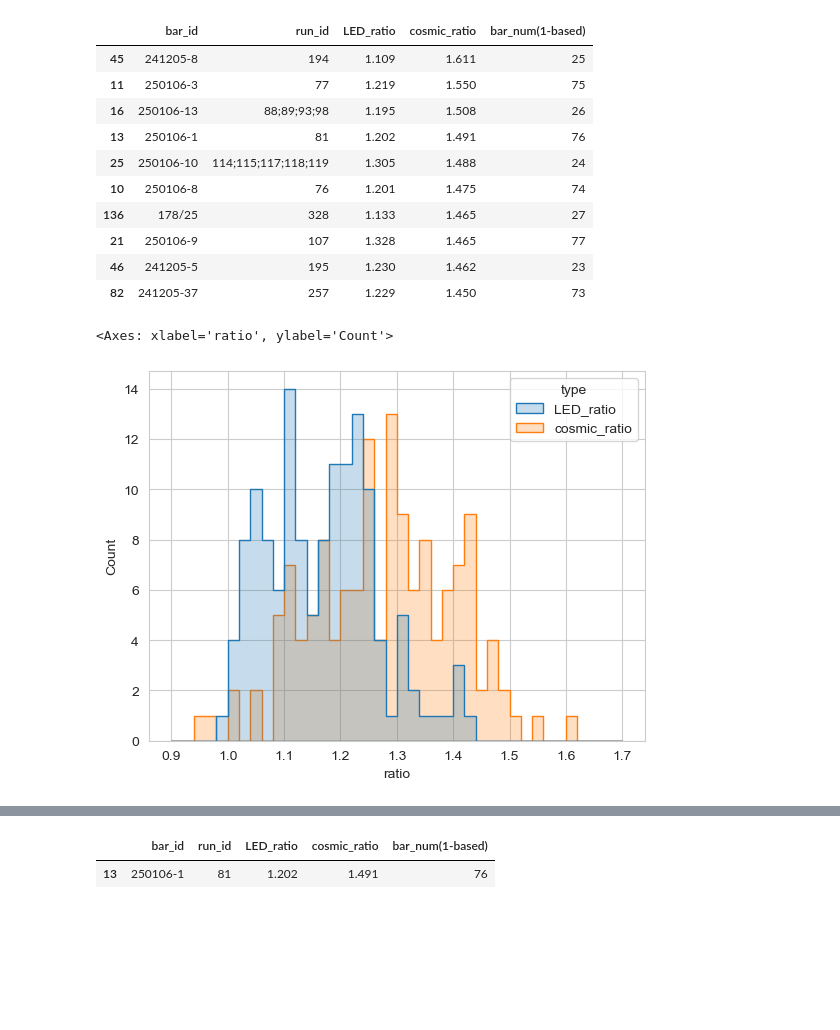
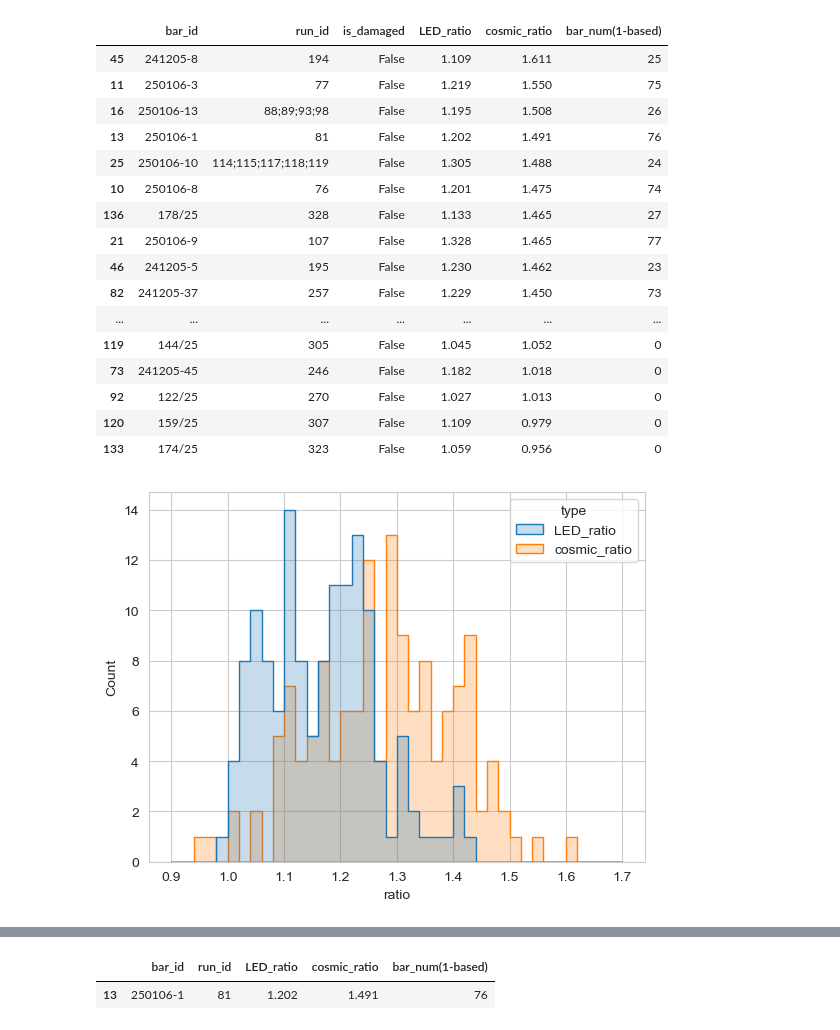
Before and after one commit to YanzhaoW/r3b_jupyter, a Jupyter notebook: neuland/BarTesting25/bar_testing.ipynb, the cells around one changed output, grey strips where cells are left out. Drawn from its saved outputs; the diff is of its cells as text; code cells hidden in the pictures; blank space fills up the shorter version.

Commit message:
add damaged bars

```diff
--- a/neuland/BarTesting25/bar_testing.ipynb
+++ b/neuland/BarTesting25/bar_testing.ipynb
@@ -15,6 +15,7 @@ csv_url_1 = f"https://docs.google.com/spreadsheets/d/{spreadsheet_id}/export?for
 new_LED_amp_indicator = "new LED amp"
 comment_indicator = "comment"
 ref_bar_indicator = "ref"
+damaged_indicator = "scratched"
 
 double_plane_num = 1
 
@@ -47,6 +48,7 @@ class Bar:
         self.cosmic_sigma: float = 0
         self.LED_ratio: float = 0
         self.cosmic_ratio: float = 0
+        self.is_damaged: bool = False
 
     def set_from_row(self, idx, row):
         self.id = idx
@@ -56,6 +58,7 @@ class Bar:
         self.LED_sigma = row["LED_sigma"]
         self.cosmic = row["cosmic_mean"]
         self.cosmic_sigma = row["cosmic_sigma"]
+        self.is_damaged = damaged_indicator in row[comment_indicator]
         return self
 
     def __str__(self):
@@ -149,9 +152,10 @@ def concat_run_ids(bars: list[Bar]):
 
 
 bar_dict: dict[str, list[Bar]] = {}
-bar_qualities: dict[str, list[str | float]] = {
+bar_qualities: dict[str, list[str | float | bool]] = {
     "bar_id": [],
     "run_id": [],
+    "is_damaged": [],
     "LED_ratio": [],
     "cosmic_ratio": [],
 }
@@ -179,39 +183,46 @@ for bar_id, bars in bar_dict.items():
     bar_qualities["run_id"].append(mean_bar.run_id)
     bar_qualities["LED_ratio"].append(mean_bar.LED_ratio)
     bar_qualities["cosmic_ratio"].append(mean_bar.cosmic_ratio)
+    bar_qualities["is_damaged"].append(mean_bar.is_damaged)
 # %%
 def transform_bar_num(val):
     plane_id = val % num_of_planes
     bar_offset = int(val / num_of_planes)
     if bar_offset % 2 == 0:
         bar_num = 25 - int(bar_offset / 2)
     else:
         bar_num = 25 + int(bar_offset / 2) + 1
 
     return bar_num + plane_id * 50
 
 
 num_of_planes = double_plane_num * 2
 bar_table = pd.DataFrame(bar_qualities)
-bar_table = bar_table.sort_values(by=["cosmic_ratio"], ascending=False)
+bar_table = bar_table.sort_values(by=["is_damaged", "cosmic_ratio"], ascending=[True, False])
 bar_table = bar_table.round({"LED_ratio": 3, "cosmic_ratio": 3})
 bar_nums = np.vectorize(transform_bar_num)(np.arange(0, 100 * double_plane_num))
 bar_nums.resize(len(bar_table.index))
 bar_table["bar_num(1-based)"] = bar_nums
 bar_table.to_csv("BarQualities.csv", index=False)
-bar_table.head(10)
+bar_table.head(140)
 # %% [output]
-|  | bar_id | run_id | LED_ratio | cosmic_ratio | bar_num(1-based) |
-| 45 | 241205-8 | 194 | 1.109 | 1.611 | 25 |
-| 11 | 250106-3 | 77 | 1.219 | 1.550 | 75 |
-| 16 | 250106-13 | 88;89;93;98 | 1.195 | 1.508 | 26 |
-| 13 | 250106-1 | 81 | 1.202 | 1.491 | 76 |
-| 25 | 250106-10 | 114;115;117;118;119 | 1.305 | 1.488 | 24 |
-| 10 | 250106-8 | 76 | 1.201 | 1.475 | 74 |
-| 136 | 178/25 | 328 | 1.133 | 1.465 | 27 |
-| 21 | 250106-9 | 107 | 1.328 | 1.465 | 77 |
-| 46 | 241205-5 | 195 | 1.230 | 1.462 | 23 |
-| 82 | 241205-37 | 257 | 1.229 | 1.450 | 73 |
+|  | bar_id | run_id | is_damaged | LED_ratio | cosmic_ratio | bar_num(1-based) |
+| 45 | 241205-8 | 194 | False | 1.109 | 1.611 | 25 |
+| 11 | 250106-3 | 77 | False | 1.219 | 1.550 | 75 |
+| 16 | 250106-13 | 88;89;93;98 | False | 1.195 | 1.508 | 26 |
+| 13 | 250106-1 | 81 | False | 1.202 | 1.491 | 76 |
+| 25 | 250106-10 | 114;115;117;118;119 | False | 1.305 | 1.488 | 24 |
+| 10 | 250106-8 | 76 | False | 1.201 | 1.475 | 74 |
+| 136 | 178/25 | 328 | False | 1.133 | 1.465 | 27 |
+| 21 | 250106-9 | 107 | False | 1.328 | 1.465 | 77 |
+| 46 | 241205-5 | 195 | False | 1.230 | 1.462 | 23 |
+| 82 | 241205-37 | 257 | False | 1.229 | 1.450 | 73 |
+| ... | ... | ... | ... | ... | ... | ... |
+| 119 | 144/25 | 305 | False | 1.045 | 1.052 | 0 |
+| 73 | 241205-45 | 246 | False | 1.182 | 1.018 | 0 |
+| 92 | 122/25 | 270 | False | 1.027 | 1.013 | 0 |
+| 120 | 159/25 | 307 | False | 1.109 | 0.979 | 0 |
+| 133 | 174/25 | 323 | False | 1.059 | 0.956 | 0 |
 # %%
 bar_table_long = pd.melt(
     bar_table,
@@ -230,7 +241,6 @@ sns.histplot(
     binrange=(0.9, 1.7),
 );
 # %% [output]
-<Axes: xlabel='ratio', ylabel='Count'>
 [figure]
 # %%
 ax = sns.scatterplot(
```
Also changed, not shown: parts of 1 cell of this notebook, 1 other file.
